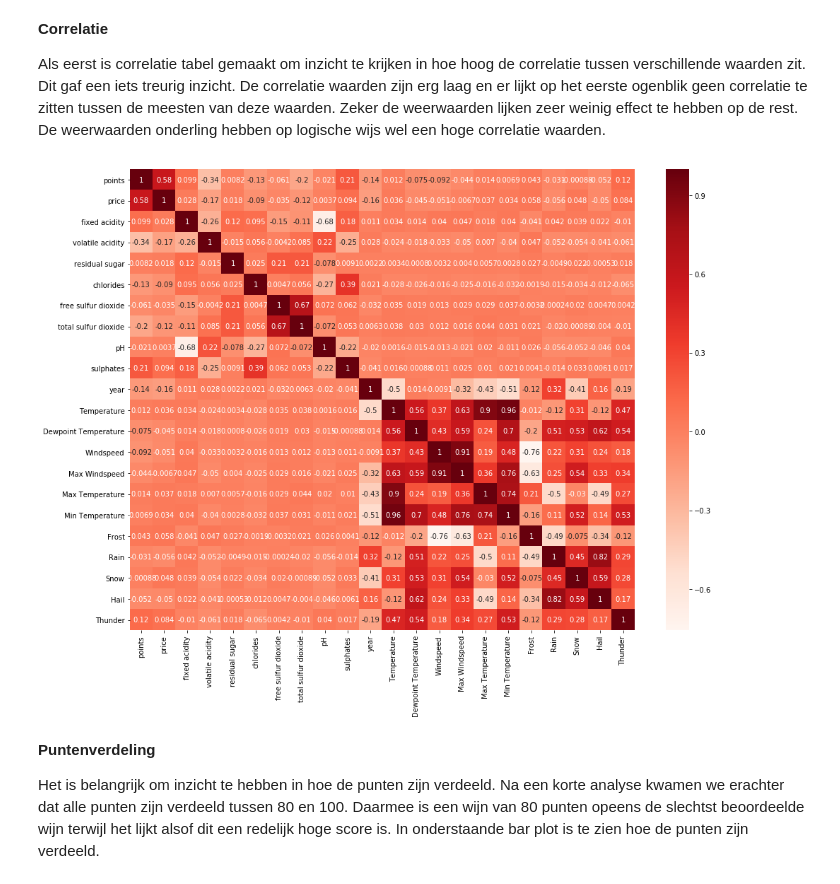
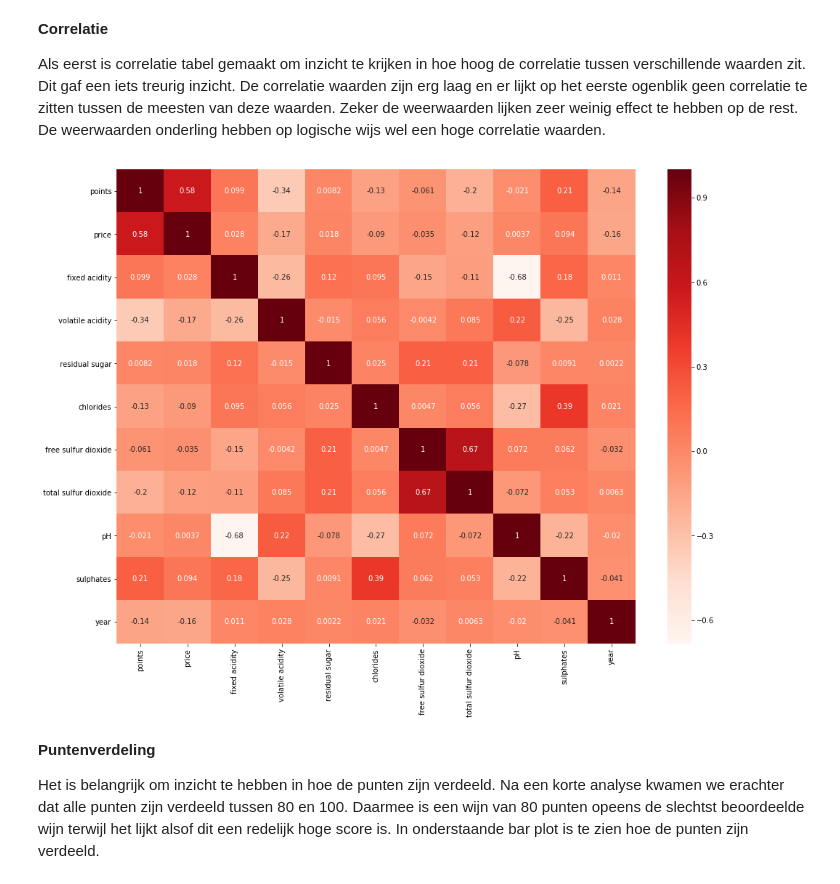
Before and after one commit to LucasVanWijk/Computational_Moddeling_Group_Project, a Jupyter notebook: Final_Wine_Modelling.ipynb, the cells around one changed output. Saved outputs shown, nothing was run; the diff lists cells and outputs as text; code cells hidden in the pictures.

```diff
--- a/Final_Wine_Modelling.ipynb
+++ b/Final_Wine_Modelling.ipynb
@@ -133,11 +67,11 @@ Als eerst is correlatie tabel gemaakt om inzicht te krijken in hoe hoog de corre
 # %%
 # Correlatie tabel voor dataset redwines
 plt.figure(figsize=(16,12))
-correlation_matrix = redwines_with_yeartemperatures.drop(['description','title','Tornado','count'],axis=1).corr()
+correlation_matrix = redwines.drop(['description','title','count'],axis=1).corr()
 sns.heatmap(correlation_matrix, annot=True, cmap=plt.cm.Reds)
 plt.show()
 # %% [output]
-[figure, old version]
+[figure, new version]
 # %% [markdown]
 __Puntenverdeling__
 
```
Also changed, not shown: parts of 18 cells of this notebook.
